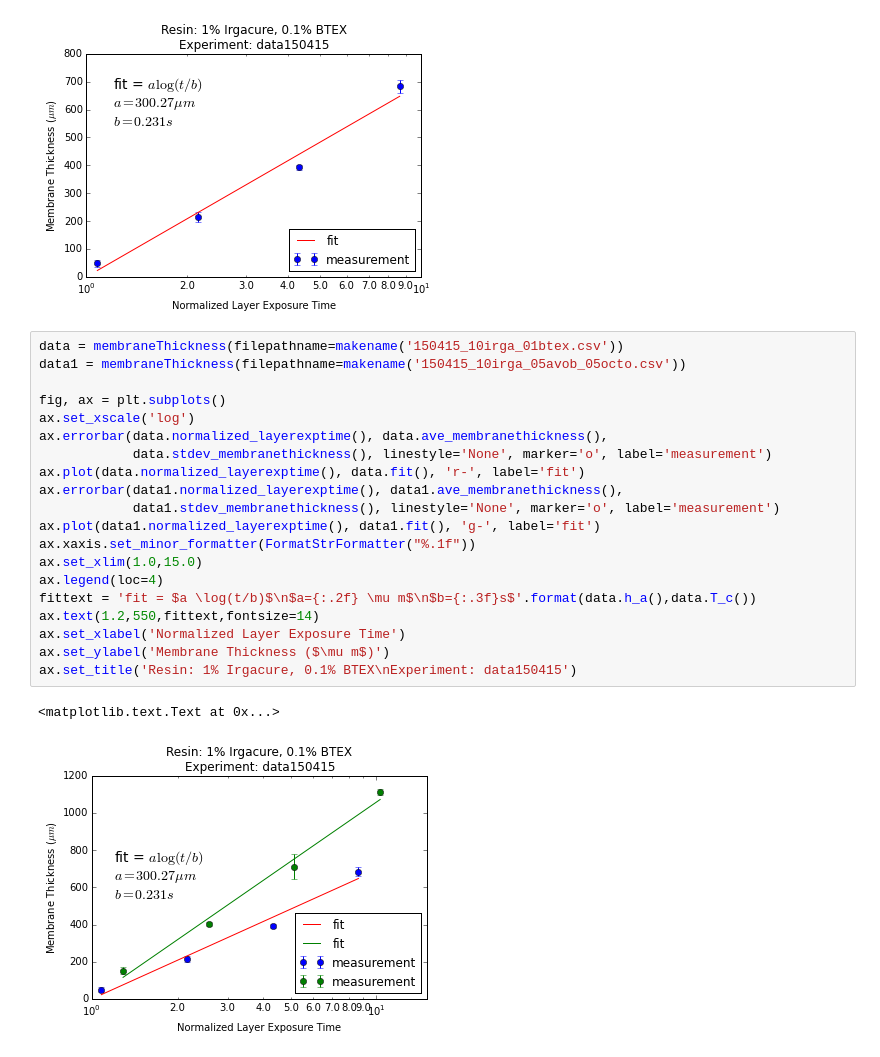
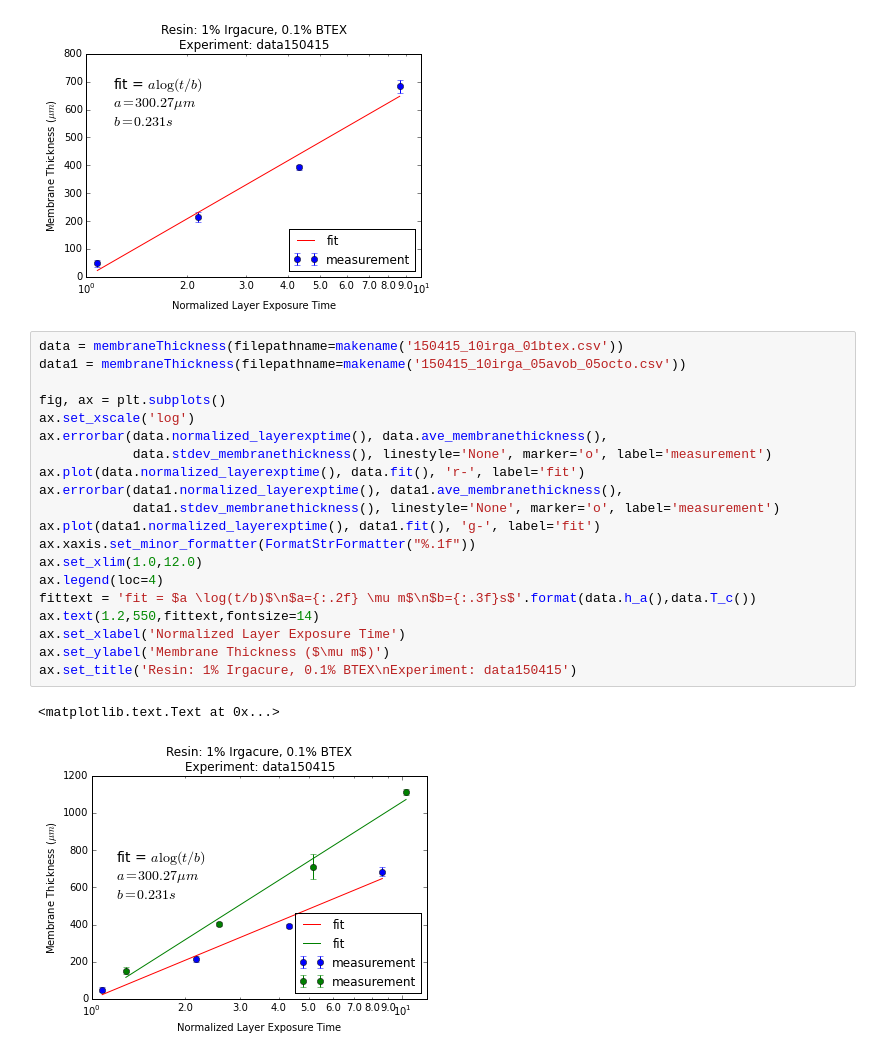
Before and after one commit to eelcodijkstra/teststuff, a Jupyter notebook: abs/150416_package_data_in_class.ipynb, the cells around one changed output. Drawn from its saved outputs; the diff is of its cells as text.

```diff
--- a/abs/150416_package_data_in_class.ipynb
+++ b/abs/150416_package_data_in_class.ipynb
@@ -224,23 +225,23 @@ ax.set_title('Resin: 1% Irgacure, 0.1% BTEX\nExperiment: data150415')
 # %%
 data = membraneThickness(filepathname=makename('150415_10irga_01btex.csv'))
 data1 = membraneThickness(filepathname=makename('150415_10irga_05avob_05octo.csv'))
 
 fig, ax = plt.subplots()
 ax.set_xscale('log')
 ax.errorbar(data.normalized_layerexptime(), data.ave_membranethickness(),
             data.stdev_membranethickness(), linestyle='None', marker='o', label='measurement')
 ax.plot(data.normalized_layerexptime(), data.fit(), 'r-', label='fit')
 ax.errorbar(data1.normalized_layerexptime(), data1.ave_membranethickness(),
             data1.stdev_membranethickness(), linestyle='None', marker='o', label='measurement')
 ax.plot(data1.normalized_layerexptime(), data1.fit(), 'g-', label='fit')
 ax.xaxis.set_minor_formatter(FormatStrFormatter("%.1f"))
-ax.set_xlim(1.0,15.0)
+ax.set_xlim(1.0,12.0)
 ax.legend(loc=4)
 fittext = 'fit = $a \log(t/b)$\n$a={:.2f} \mu m$\n$b={:.3f}s$'.format(data.h_a(),data.T_c())
 ax.text(1.2,550,fittext,fontsize=14)
 ax.set_xlabel('Normalized Layer Exposure Time')
 ax.set_ylabel('Membrane Thickness ($\mu m$)')
 ax.set_title('Resin: 1% Irgacure, 0.1% BTEX\nExperiment: data150415')
 # %% [output]
 <matplotlib.text.Text at 0x...>
-[figure, old version]
+[figure, new version]
```
Also changed, not shown: parts of 1 cell of this notebook.
